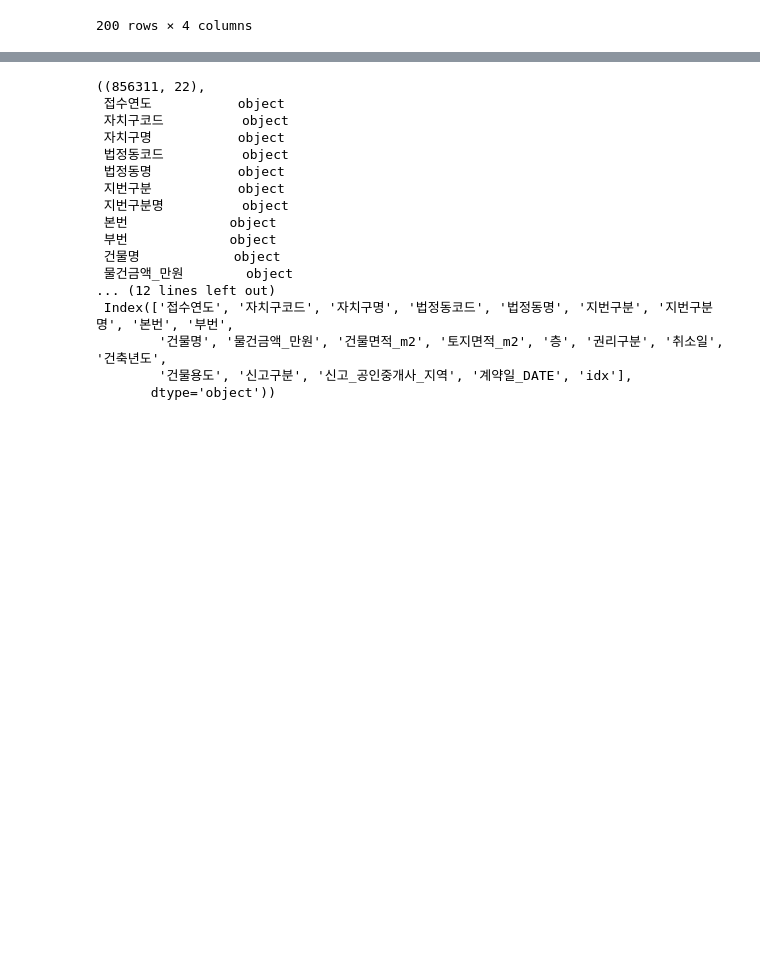
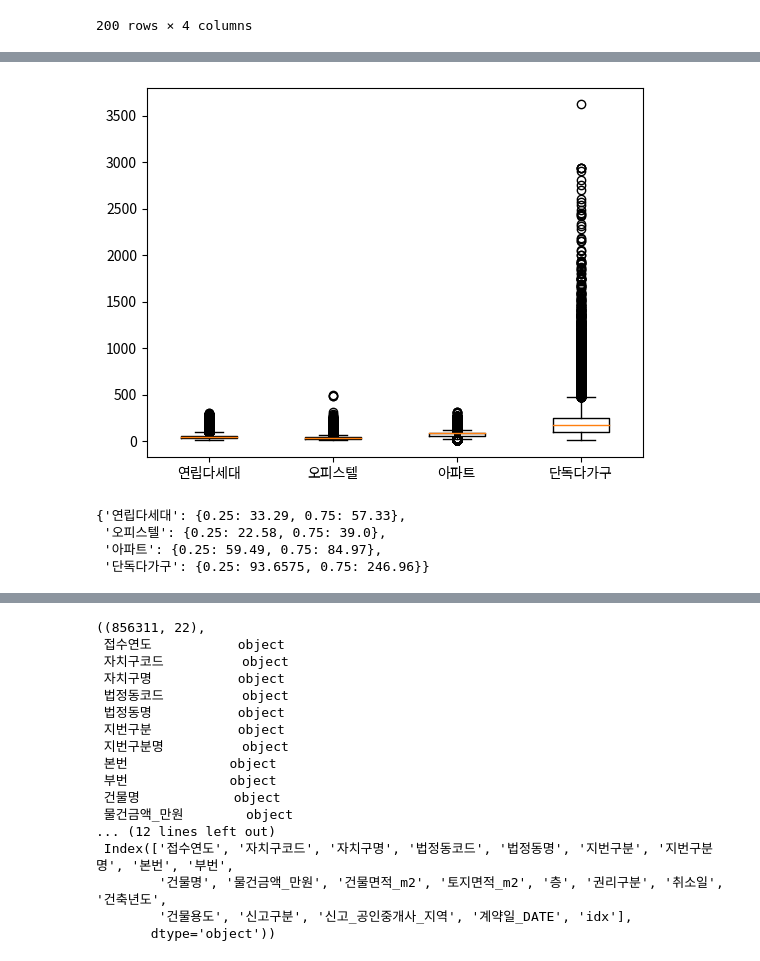
Before and after one commit to ZeroJoon2/aws_test, a Jupyter notebook: src/project/project_local.ipynb, the cells around one changed output, grey strips where cells are left out. Cells and saved outputs as stored; diff of their text form; code cells hidden in the pictures; blank space fills up the shorter version.

```diff
--- a/src/project/project_local.ipynb
+++ b/src/project/project_local.ipynb
@@ -416,0 +390,8 @@ memory usage: 39.2+ MB
+# %%
+plt.boxplot([df[df['building_usage'] == i]['building_size'] for i in df['building_usage'].unique()]
+            , labels = df['building_usage'].unique()
+            )
+
+plt.show()
+# %% [output]
+[figure, added]
@@ -416,0 +400,11 @@ memory usage: 39.2+ MB
+# %%
+# 건물 용도별로 이상치를 제거하자(너무 큰 평수나 너무 작은 평수)
+quantitle_dict = {}
+for i in tmp_df['building_usage'].unique():
+    quantitle_dict[i] = tmp_df[tmp_df['building_usage'] == i]['building_size'].quantile([0.25, 0.75]).to_dict()
+quantitle_dict
+# %% [output]
+{'연립다세대': {0.25: 33.29, 0.75: 57.33},
+ '오피스텔': {0.25: 22.58, 0.75: 39.0},
+ '아파트': {0.25: 59.49, 0.75: 84.97},
+ '단독다가구': {0.25: 93.6575, 0.75: 246.96}}
```
Also changed, not shown: parts of 36 cells of this notebook, 1 other file.
